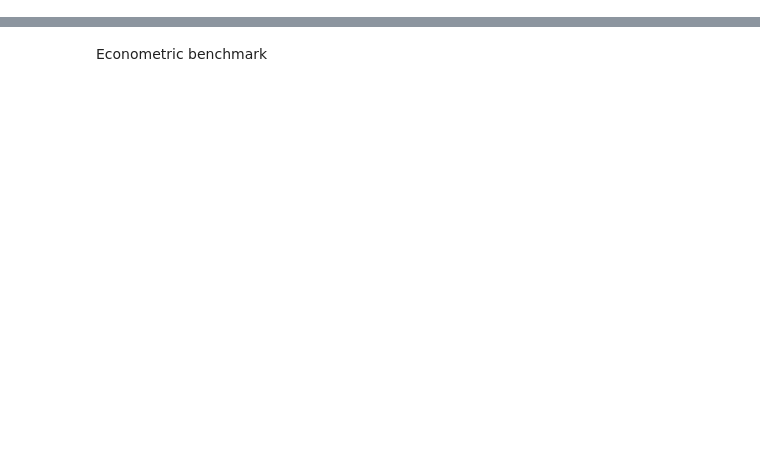
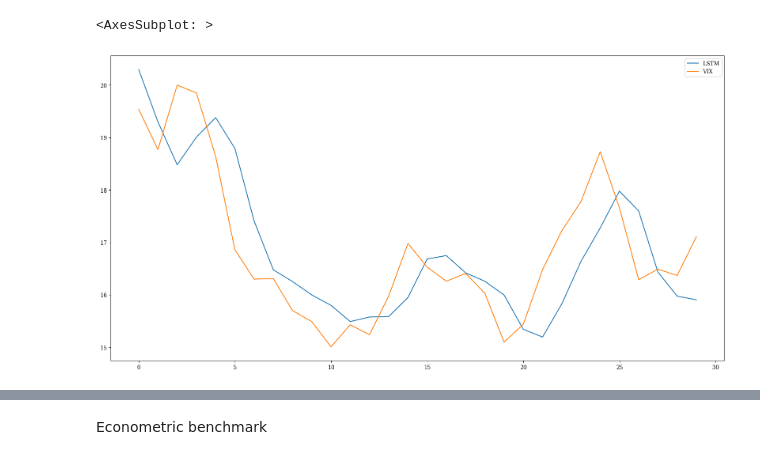
Before and after one commit to haakoris/Master, a Jupyter notebook: windowing_and_cv/run_model.ipynb, the cells around one changed output, grey strips where cells are left out. Drawn from its saved outputs; the diff is of its cells as text; code cells hidden in the pictures; blank space fills up the shorter version.

```diff
--- a/windowing_and_cv/run_model.ipynb
+++ b/windowing_and_cv/run_model.ipynb
@@ -110,9 +184,12 @@ predicted.shape
 # %%
 fig, ax = plt.subplots(figsize=(20,10))
 timesteps = np.array([i for  i in range(len(predicted))])
-n = 322
+n = 30
 sns.lineplot(ax = ax, x = timesteps[0:n], y = predicted[0:n], label = 'LSTM')
 sns.lineplot(ax = ax, x = timesteps[0:n], y = actual[0:n], label = 'VIX')
+# %% [output]
+<AxesSubplot: >
+[figure, added]
 # %%
 from sklearn.metrics import mean_squared_error, mean_absolute_error
 
```
Also changed, not shown: parts of 23 cells of this notebook.
